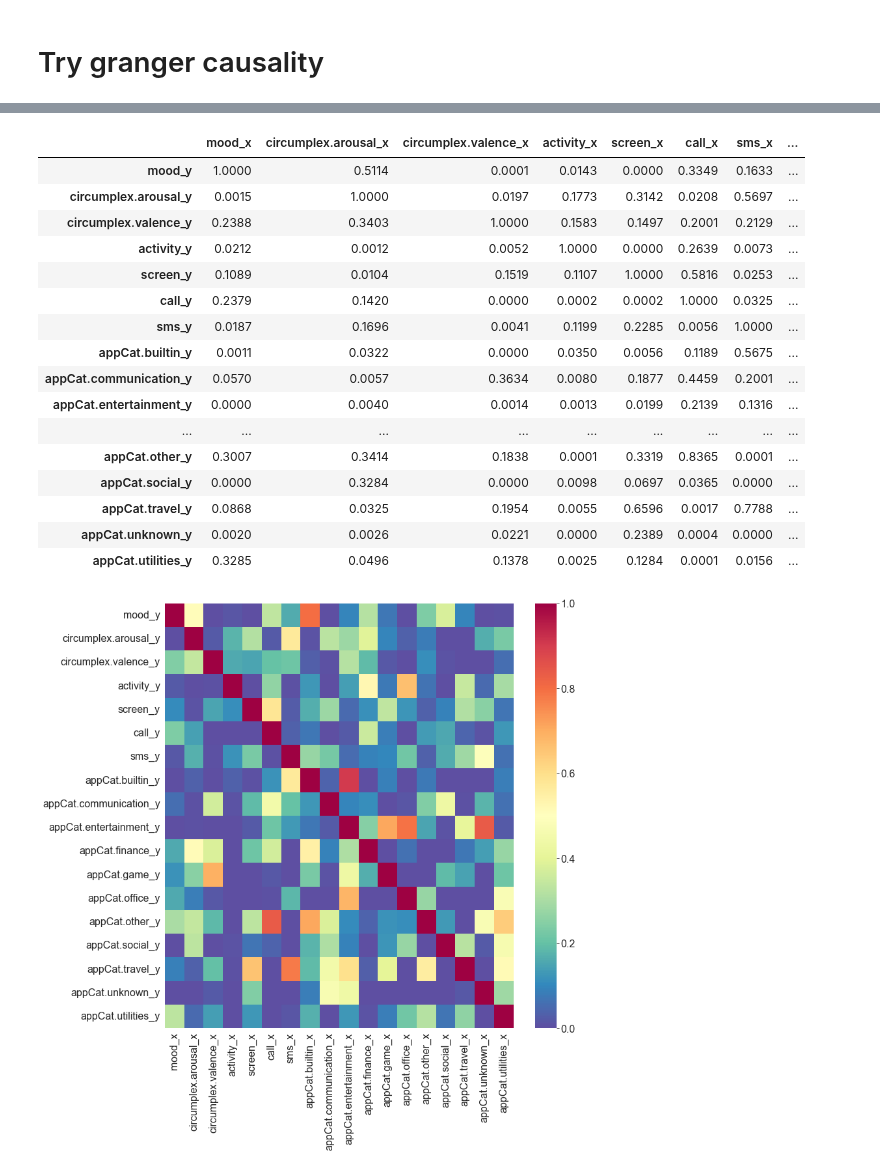
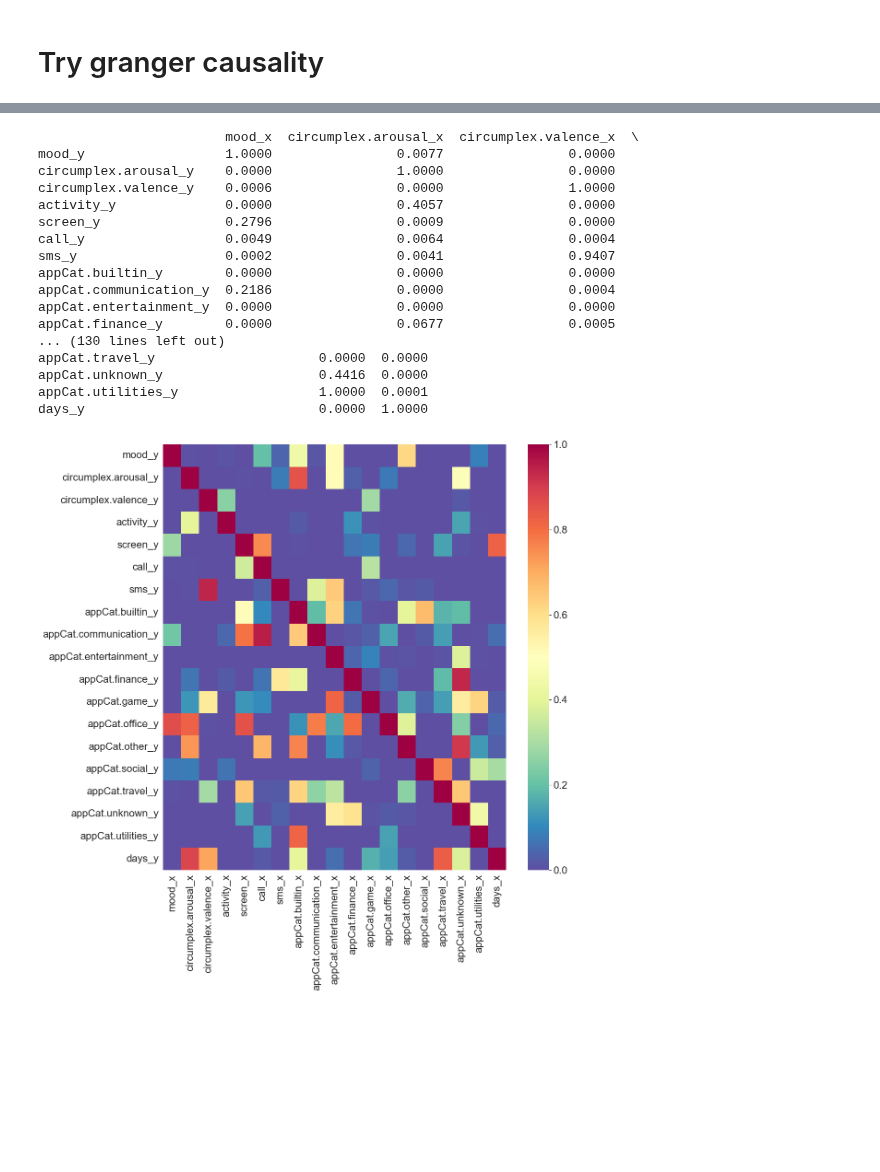
Before and after one commit to PaulHosek/DataMining, a Jupyter notebook: draft_1a_exploratory.ipynb, the cells around one changed output, grey strips where cells are left out. Cells and saved outputs as stored; diff of their text form; code cells hidden in the pictures; blank space fills up the shorter version.

Commit message:
- granger done maybe

```diff
--- a/draft_1a_exploratory.ipynb
+++ b/draft_1a_exploratory.ipynb
@@ -14,10 +14,11 @@ plt.rcParams['font.size'] = 16
 # %% [markdown]
 # Try granger causality
 # %%
-df = pd.read_csv("aggregated_individual_data/0_aggregated.csv", index_col=0, header=0, parse_dates=["date"])
+# df = pd.read_csv("aggregated_individual_data/0_aggregated.csv", index_col=0, header=0, parse_dates=["date"])
 # df["date"] = df["date"]
-df= df.iloc[27:-1]
-df['days'] = (df['date'] - df['date'].min()).dt.days.astype(int)
-df.drop(["date","weekday", 'appCat.weather'], axis=1,inplace=True)
-# df.drop("Unnamed: 0", axis=1, inplace=True)
-df
+# df= df.iloc[27:-1]
+# df['days'] = (df['date'] - df['date'].min()).dt.days.astype(int)
+# df.drop(["date","weekday", 'appCat.weather', 'appCat.office', 'appCat.game'], axis=1,inplace=True)
+# # df.drop("Unnamed: 0", axis=1, inplace=True)
+# df = df.loc[:, (df != 0).any(axis=0)]
+# df
@@ -41,0 +51,10 @@ df
+# %%
+df1 = pd.read_csv(f"aggregated_individual_data/{0}_aggregated.csv", index_col=0,parse_dates=["date"])
+df1['days'] = (df1['date'] - df1['date'].min()).dt.days.astype(int)
+for i in range(1,27):
+    df2 = pd.read_csv(f"aggregated_individual_data/{0}_aggregated.csv", index_col=0,parse_dates=["date"])
+
+    df2['days'] = (df2['date'] - df2['date'].min()).dt.days.astype(int)
+    # df1 = pd.concat([df1,df2], axis=0, ignore_index=True)
+    df1 += df2
+df1
@@ -41,0 +75,4 @@ df
+# %%
+# df1 = df1.apply(lambda x: x if pd.api.types.is_numeric_dtype(x) else x)
+df1.drop(["date","weekday", "mood_std","circumplex.valence_std","circumplex.arousal_std", "activity_std", "appCat.weather"], axis=1,inplace=True)
+df1.columns
@@ -42,42 +86,38 @@ df
 # %%
-def granger_causality_matrix(data, variables, test="ssr_chi2test", verbose=False, maxlag=7):
-    df = pd.DataFrame(np.zeros((len(variables),len(variables))), columns=variables, index=variables)
+def granger_causality_matrix(data, variables, test="ssr_chi2test", verbose=False, maxlag=12):
+    df = pd.DataFrame(np.zeros((len(variables), len(variables))), columns=variables, index=variables)
     for c in df.columns:
         for r in df.index:
             test_result = grangercausalitytests(data[[r, c]], maxlag=maxlag, verbose=False)
-            p_values = [round(test_result[i+1][0][test][1],4) for i in range(maxlag)]
-            if verbose: print(f'Y = {r}, X = {c}, P Values = {p_values}')
+            p_values = [round(test_result[i + 1][0][test][1], 4) for i in range(maxlag)]
+            # if verbose: print(f'Y = {r}, X = {c}, P Values = {p_values}')
             min_p_value = np.min(p_values)
             df.loc[r, c] = min_p_value
     df.columns = [var + '_x' for var in variables]
     df.index = [var + '_y' for var in variables]
     return df
-# %%
-# Use your granger_causality_matrix function on the days column
-variables = ['mood', 'circumplex.arousal', 'circumplex.valence', 'activity', 'screen', 'call', 'sms', 'appCat.builtin', 'appCat.communication', 'appCat.entertainment', 'appCat.finance', 'appCat.game', 'appCat.office', 'appCat.other', 'appCat.social', 'appCat.travel', 'appCat.unknown', 'appCat.utilities']
-granger_matrix = granger_causality_matrix(df[['days'] + variables], variables)
-granger_matrix
-# %% [output]
-|  | mood_x | circumplex.arousal_x | circumplex.valence_x | activity_x | screen_x | call_x | sms_x | ... |
-| mood_y | 1.0000 | 0.5114 | 0.0001 | 0.0143 | 0.0000 | 0.3349 | 0.1633 | ... |
-| circumplex.arousal_y | 0.0015 | 1.0000 | 0.0197 | 0.1773 | 0.3142 | 0.0208 | 0.5697 | ... |
-| circumplex.valence_y | 0.2388 | 0.3403 | 1.0000 | 0.1583 | 0.1497 | 0.2001 | 0.2129 | ... |
-| activity_y | 0.0212 | 0.0012 | 0.0052 | 1.0000 | 0.0000 | 0.2639 | 0.0073 | ... |
-| screen_y | 0.1089 | 0.0104 | 0.1519 | 0.1107 | 1.0000 | 0.5816 | 0.0253 | ... |
-| call_y | 0.2379 | 0.1420 | 0.0000 | 0.0002 | 0.0002 | 1.0000 | 0.0325 | ... |
-| sms_y | 0.0187 | 0.1696 | 0.0041 | 0.1199 | 0.2285 | 0.0056 | 1.0000 | ... |
-| appCat.builtin_y | 0.0011 | 0.0322 | 0.0000 | 0.0350 | 0.0056 | 0.1189 | 0.5675 | ... |
-| appCat.communication_y | 0.0570 | 0.0057 | 0.3634 | 0.0080 | 0.1877 | 0.4459 | 0.2001 | ... |
-| appCat.entertainment_y | 0.0000 | 0.0040 | 0.0014 | 0.0013 | 0.0199 | 0.2139 | 0.1316 | ... |
-| ... | ... | ... | ... | ... | ... | ... | ... | ... |
-| appCat.other_y | 0.3007 | 0.3414 | 0.1838 | 0.0001 | 0.3319 | 0.8365 | 0.0001 | ... |
-| appCat.social_y | 0.0000 | 0.3284 | 0.0000 | 0.0098 | 0.0697 | 0.0365 | 0.0000 | ... |
-| appCat.travel_y | 0.0868 | 0.0325 | 0.1954 | 0.0055 | 0.6596 | 0.0017 | 0.7788 | ... |
-| appCat.unknown_y | 0.0020 | 0.0026 | 0.0221 | 0.0000 | 0.2389 | 0.0004 | 0.0000 | ... |
-| appCat.utilities_y | 0.3285 | 0.0496 | 0.1378 | 0.0025 | 0.1284 | 0.0001 | 0.0156 | ... |
 # %%
+granger_matrix = granger_causality_matrix(df1, list(df1.columns), maxlag=1)
+print(granger_matrix)
 plt.figure(figsize=(12,12))
 sns.heatmap(granger_matrix, cmap="Spectral_r")
 plt.show()
 # %% [output]
+                        mood_x  circumplex.arousal_x  circumplex.valence_x  \
+mood_y                  1.0000                0.0077                0.0000
+circumplex.arousal_y    0.0000                1.0000                0.0000
+circumplex.valence_y    0.0006                0.0000                1.0000
+activity_y              0.0000                0.4057                0.0000
+screen_y                0.2796                0.0009                0.0000
+call_y                  0.0049                0.0064                0.0004
+sms_y                   0.0002                0.0041                0.9407
+appCat.builtin_y        0.0000                0.0000                0.0000
+appCat.communication_y  0.2186                0.0000                0.0004
+appCat.entertainment_y  0.0000                0.0000                0.0000
+appCat.finance_y        0.0000                0.0677                0.0005
+... (130 lines left out)
+appCat.travel_y                     0.0000  0.0000
+appCat.unknown_y                    0.4416  0.0000
+appCat.utilities_y                  1.0000  0.0001
+days_y                              0.0000  1.0000
-[figure, old version]
+[figure, new version]
```
Also changed, not shown: parts of 8 cells of this notebook, 1 other file.
